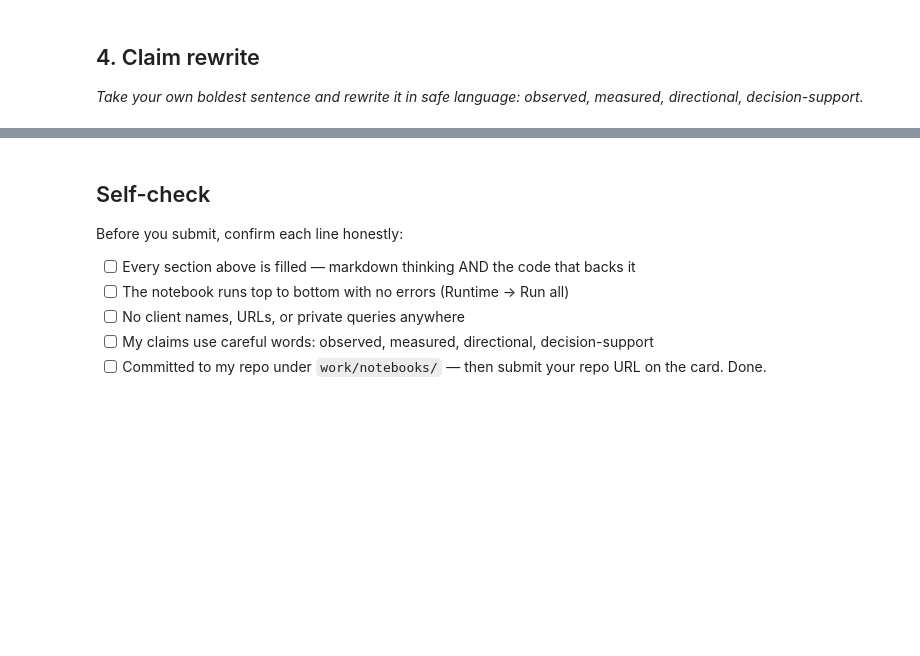
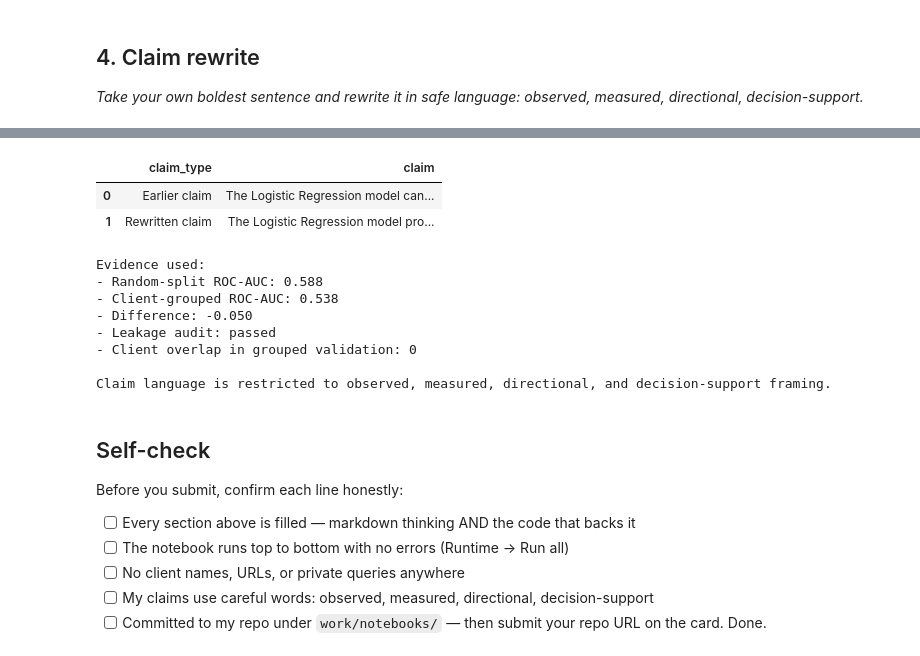
Before and after one commit to hussaintinwala2/Flyrank, a Jupyter notebook: work/notebooks/w06_validation_audit.ipynb, the cells around one changed output, grey strips where cells are left out. Cells and saved outputs as stored; diff of their text form; code cells hidden in the pictures; blank space fills up the shorter version.

```diff
--- a/work/notebooks/w06_validation_audit.ipynb
+++ b/work/notebooks/w06_validation_audit.ipynb
@@ -37,3 +416,41 @@ This skeleton is yours to fill. Work the sections **in order** — each one has
+# %%
+# This cell is for CODE (numbers, a query, a check).
+# Write your text answer in the cell ABOVE this one — typing sentences here breaks Run All.
+# Section 4 — Claim rewrite check
+
+claim_audit = pd.DataFrame({
+    "claim_type": [
+        "Earlier claim",
+        "Rewritten claim"
+    ],
+    "claim": [
+        "The Logistic Regression model can predict which content pages will experience declining impressions.",
+        "The Logistic Regression model provides a limited directional signal for identifying pages associated with subsequent impression decline under client-grouped validation."
+    ]
+})
+
+display(claim_audit)
+
+print("Evidence used:")
+print(f"- Random-split ROC-AUC: {random_auc:.3f}")
+print(f"- Client-grouped ROC-AUC: {grouped_auc:.3f}")
+print(f"- Difference: {grouped_auc - random_auc:+.3f}")
+print("- Leakage audit: passed")
+print("- Client overlap in grouped validation: 0")
+
+print("\nClaim language is restricted to observed, measured, directional, and decision-support framing.")
+# %% [output]
+|  | claim_type | claim |
+| 0 | Earlier claim | The Logistic Regression model can... |
+| 1 | Rewritten claim | The Logistic Regression model pro... |
+Evidence used:
+- Random-split ROC-AUC: 0.588
+- Client-grouped ROC-AUC: 0.538
+- Difference: -0.050
+- Leakage audit: passed
+- Client overlap in grouped validation: 0
+
+Claim language is restricted to observed, measured, directional, and decision-support framing.
 # %% [markdown]
 ## Self-check
 
```
Also changed, not shown: parts of 9 cells of this notebook.
